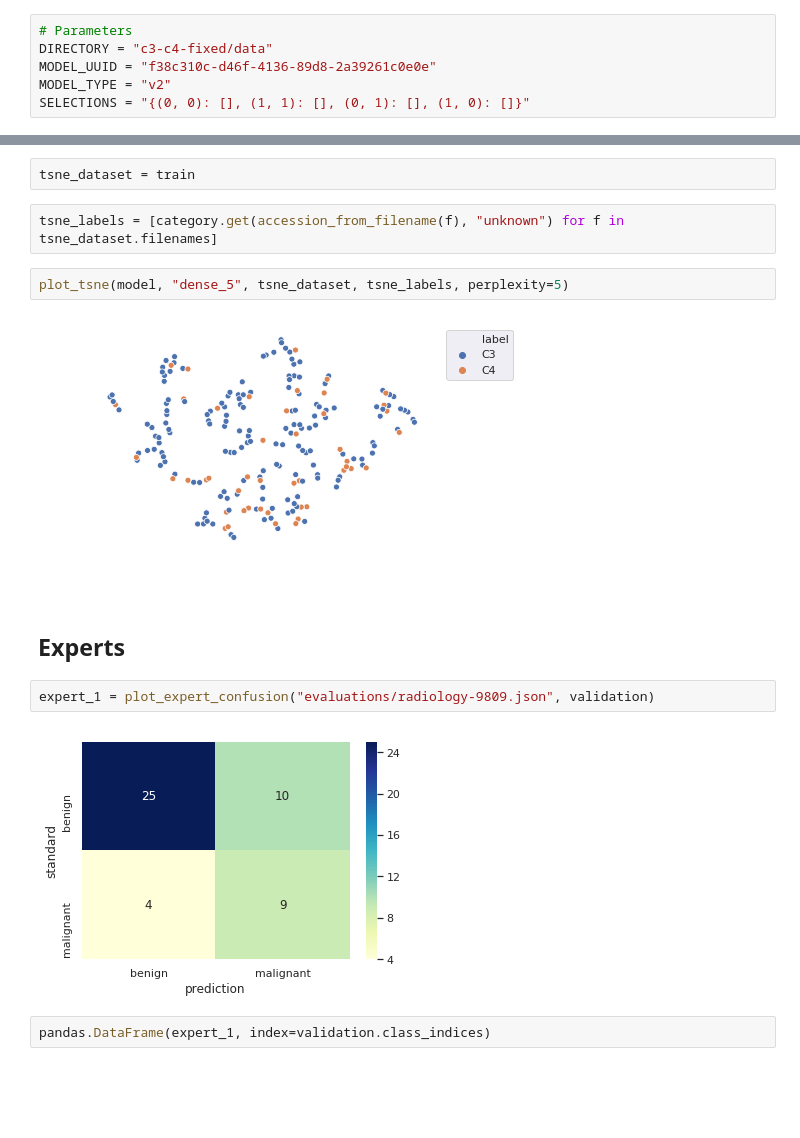
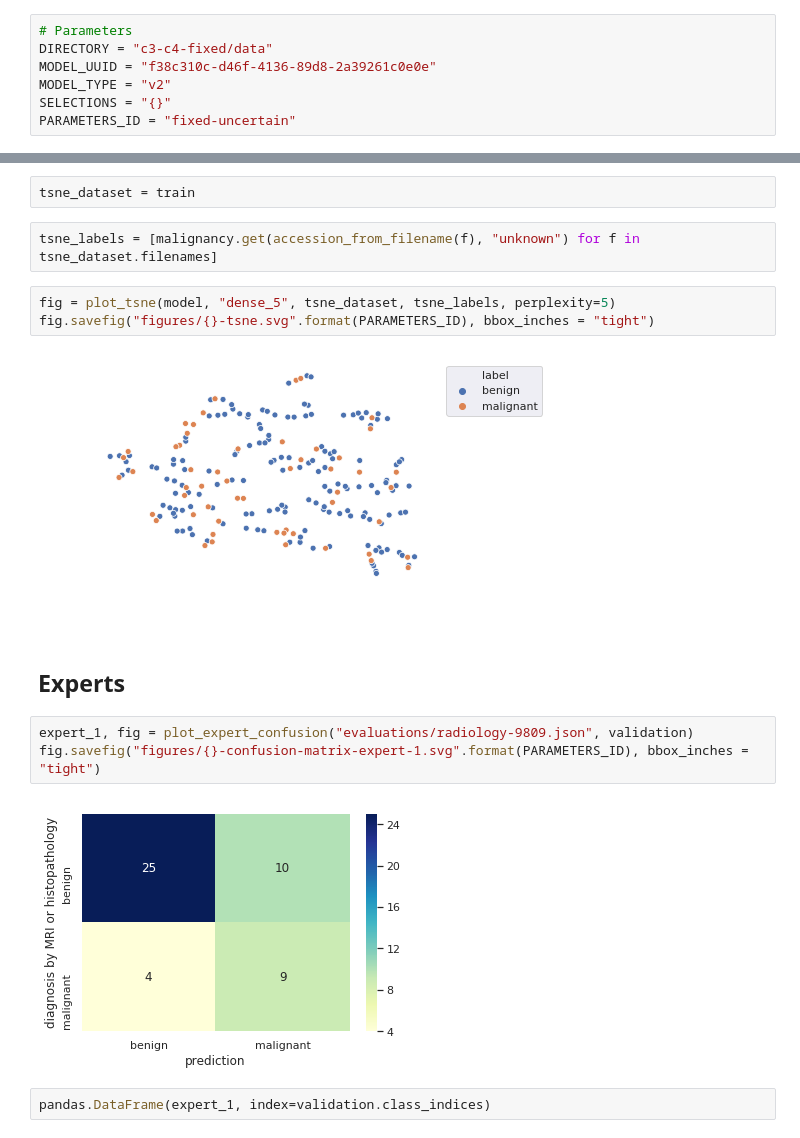
Before and after one commit to intrepidlemon/deep-ultrasound, a Jupyter notebook: evaluate-fixed-uncertain.ipynb, the cells around one changed output, grey strips where cells are left out. Saved outputs shown, nothing was run; the diff lists cells and outputs as text; blank space fills up the shorter version.

Commit message:
automatic figure generation

```diff
--- a/evaluate-fixed-uncertain.ipynb
+++ b/evaluate-fixed-uncertain.ipynb
@@ -32,7 +33,8 @@ SELECTIONS = "None"
 DIRECTORY = "c3-c4-fixed/data"
 MODEL_UUID = "f38c310c-d46f-4136-89d8-2a39261c0e0e"
 MODEL_TYPE = "v2"
-SELECTIONS = "{(0, 0): [], (1, 1): [], (0, 1): [], (1, 0): []}"
+SELECTIONS = "{}"
+PARAMETERS_ID = "fixed-uncertain"
 # %%
 SELECTIONS = eval(SELECTIONS)
 FEATURES = "{}/features.csv".format(DIRECTORY)
@@ -142,17 +147,19 @@ malignancy, modality, category = all_features(features=FEATURES)
 # %%
 tsne_dataset = train
 # %%
-tsne_labels = [category.get(accession_from_filename(f), "unknown") for f in tsne_dataset.filenames]
+tsne_labels = [malignancy.get(accession_from_filename(f), "unknown") for f in tsne_dataset.filenames]
 # %%
-plot_tsne(model, "dense_5", tsne_dataset, tsne_labels, perplexity=5)
+fig = plot_tsne(model, "dense_5", tsne_dataset, tsne_labels, perplexity=5)
+fig.savefig("figures/{}-tsne.svg".format(PARAMETERS_ID), bbox_inches = "tight")
 # %% [output]
-[figure, old version]
+[figure, new version]
 # %% [markdown]
 ## Experts
 # %%
-expert_1 = plot_expert_confusion("evaluations/radiology-9809.json", validation)
+expert_1, fig = plot_expert_confusion("evaluations/radiology-9809.json", validation)
+fig.savefig("figures/{}-confusion-matrix-expert-1.svg".format(PARAMETERS_ID), bbox_inches = "tight")
 # %% [output]
-[figure, old version]
+[figure, new version]
 # %%
 pandas.DataFrame(expert_1, index=validation.class_indices)
 # %% [output]
```
Also changed, not shown: parts of 8 cells of this notebook, 5 other files.
